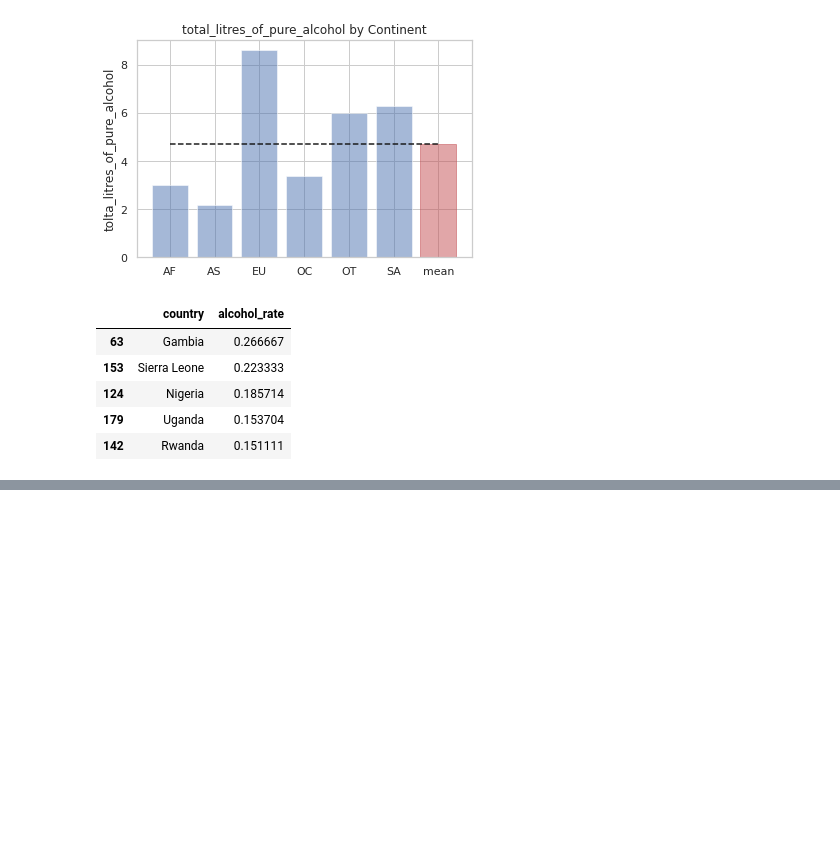
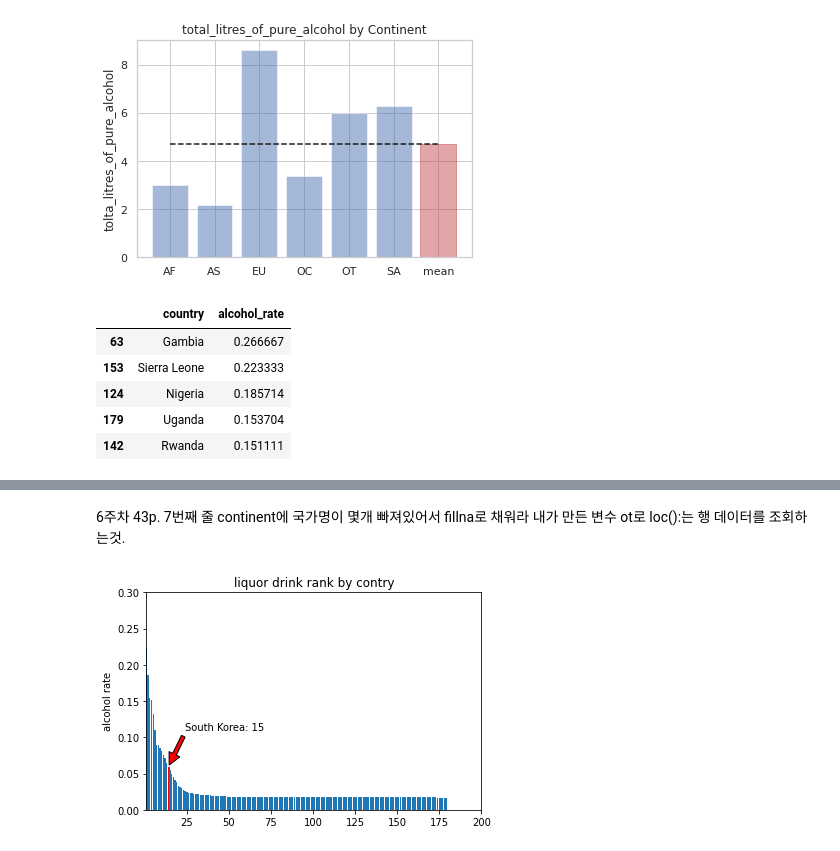
Before and after one commit to ldhml/Bigdata, a Jupyter notebook: bigdata.ipynb, the cells around one changed output, grey strips where cells are left out. Saved outputs shown, nothing was run; the diff lists cells and outputs as text; code cells hidden in the pictures; blank space fills up the shorter version.

```diff
--- a/bigdata.ipynb
+++ b/bigdata.ipynb
@@ -1500,0 +1501,27 @@ plt.show()
+# %% [markdown]
+6주차 43p. 7번째 줄 continent에 국가명이 몇개 빠져있어서 fillna로 채워라
+내가 만든 변수 ot로
+loc():는 행 데이터를 조회하는것.
+# %%
+country_list=country_with_rank.country.tolist()
+x_pos=np.arange(len(country_list))
+rank=country_with_rank.alcohol_rate.tolist()
+
+bar_list=plt.bar(x_pos,rank)
+plt.ylabel('alcohol rate')
+plt.title('liquor drink rank by contry')
+plt.axis([1,200,0,0.3]) #axis는 x축, y축의 값을 최대 최소 얼마를 주겠다는 함수
+
+bar_list[country_list.index("South Korea")].set_color('r') #한국이 속하는 곳의색을 빨간색으로 바꿔라
+
+korea_rank=country_list.index("South Korea")
+korea_alc_rate=country_with_rank[country_with_rank['country']=='South Korea']['alcohol_rate'].values[0]
+
+plt.annotate('South Korea: '+str(korea_rank+1), #글자 넣는것
+             xy=(korea_rank, korea_alc_rate), #xy는 화살표를 가르킬 위치
+             xytext=(korea_rank+10, korea_alc_rate+0.05),#글씨를 어느 위치에 찍을까
+             arrowprops=dict(facecolor='red', shrink=0.05))#텍스트로부터 화살표가 얼만큼 떨어지는곳에서 시작해야하나
+                                                          #그래프 끝과 화살표의 끝을 값을 0.05로 줘라 이거 안하면 그래프에 화살표 바로 붙음
+plt.show()
+# %% [output]
+[figure, added]
```
Also changed, not shown: parts of 14 cells of this notebook.
